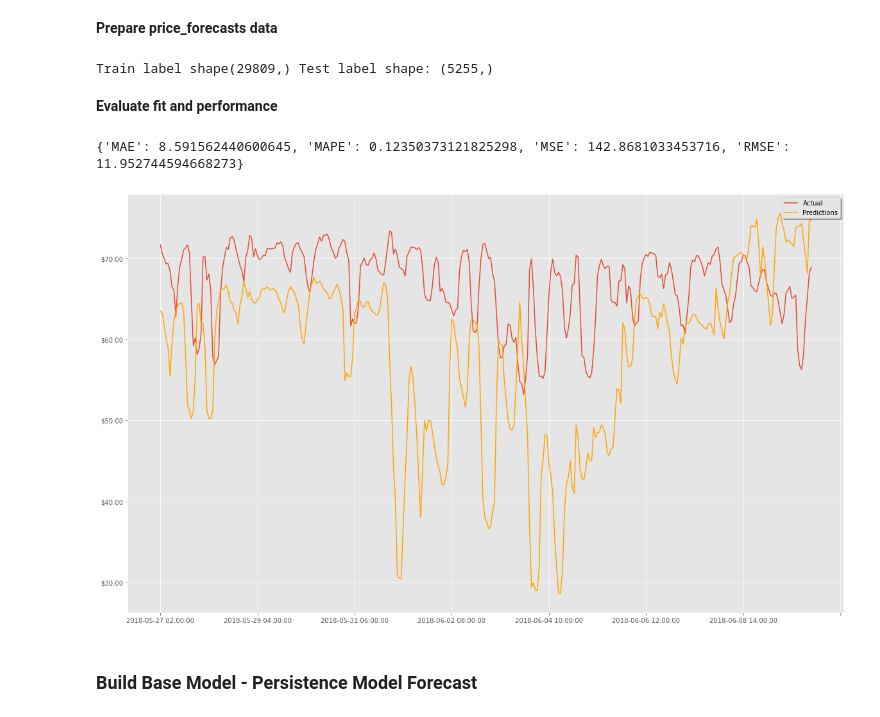
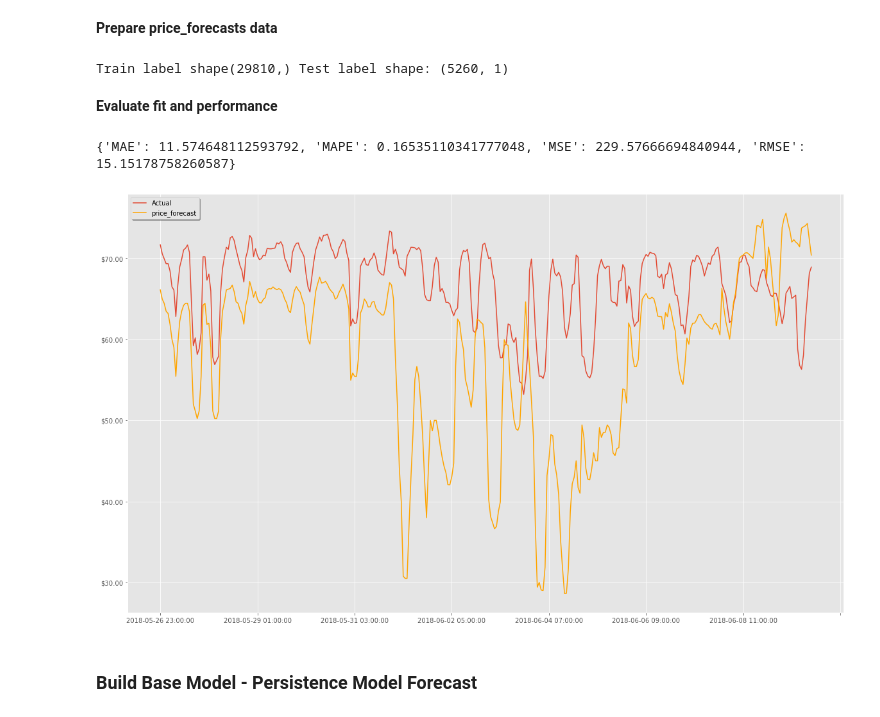
Before and after one commit to KishenSharma6/SpainEnergyAnalysis, a Jupyter notebook: Project_Codes/04_Modeling/2020_0622_Model_Development.ipynb, the cells around one changed output. Saved outputs shown, nothing was run; the diff lists cells and outputs as text; code cells hidden in the pictures.

```diff
--- a/Project_Codes/04_Modeling/2020_0622_Model_Development.ipynb
+++ b/Project_Codes/04_Modeling/2020_0622_Model_Development.ipynb
@@ -29,13 +29,11 @@ warnings.filterwarnings('ignore')
 path = r'\Users\kishe\Documents\Data Science\Projects\Python Projects\In Progress\Spain Hourly Energy Demand and Weather\Data\03_Processed_Data'
 
 #Read in training and test data
-X_train = pd.read_csv(path + '/2020_0622_Training_Data.csv', index_col=0, parse_dates=['date_time'])
-y_train = pd.read_csv(path + '/2020_0622_Training_Labels.csv', index_col=0, parse_dates=['date_time'])
-X_test = pd.read_csv(path + '/2020_0622_Test_Data.csv', index_col=0, parse_dates=['date_time'])
-y_test = pd.read_csv(path + '/2020_0622_Test_Labels.csv', index_col=0, parse_dates=['date_time'])
+X_train = pd.read_csv(path + '/2020_0624_Training_Data.csv', index_col=0)
+X_test = pd.read_csv(path + '/2020_0624_Test_Data.csv', index_col=0)
 
 #Read in price forecasts data
-price_forecasts = pd.read_csv(path + '/2020_0620_Data_Price_Forecasts.csv', index_col=0,parse_dates=['time'])
+price_forecasts = pd.read_csv(path + '/2020_0620_Data_Price_Forecasts.csv', index_col=0)
 # %% [markdown]
 **Preview Data**
 # %%
@@ -68,15 +74,0 @@ Price forecasts shape: (35064, 1)
-# %%
-#Assign train to X and labels to Y
-y = df['price actual']
-X= df.drop('price actual', axis =1)
-
-#Split data 85% train and 15% test
-cutoff = round(len(X) *.85)
-X_train = X[:cutoff]
-X_test = X[cutoff:]
-y_train= y[:cutoff]
-y_test= y[cutoff:]
-
-#Check
-print('Training data shape{} Label shape: {}'.format(X_train.shape,y_train.shape))
-print('Test data shape{} Label shape: {}'.format(X_test.shape,y_test.shape))
@@ -88,42 +77,46 @@ Test data shape(5260, 9) Label shape: (5260,)
 # %% [markdown]
 **Prepare price_forecasts data**
 # %%
+cutoff = round(len(price_forecasts) *.85)
+
+
 #Split forecasts to evaluate predictions on train/test data
 price_train = price_forecasts.price_forecast[:cutoff]
-price_test = price_forecasts.price_forecast[cutoff:]
+price_test = price_forecasts[cutoff:]
 
 #Check label shapes
 print('Train label shape{} Test label shape: {}'.format(price_train.shape,price_test.shape))
 # %% [output]
-Train label shape(29809,) Test label shape: (5255,)
+Train label shape(29810,) Test label shape: (5260, 1)
 # %% [markdown]
 **Evaluate fit and performance**
 # %%
 #Read in model_performance to capture metrics
 from TimeSeriesStats import model_performance
 
 #Capture predictions
-predictions = price_test
+predictions = price_test.values
+actual = X_test['price actual'].values
 
 #Evaluate price preditions
-print(model_performance(predictions, y_test))
+print(model_performance(predictions, actual))
 
 #Plot predictions against actual
 from TimeseriesPlotter import timeseries_plot
 
 #Create fig
 f, ax = plt.subplots(figsize = (20,12))
 
 #Plot original data
-timeseries_plot(y_test[:24*14],title='Evaluating Original Price Predictions\n' ,label = 'Actual', ax = ax)
+timeseries_plot(X_test['price actual'][:24*14],title='Evaluating Original Price Predictions\n' ,label = 'Actual', ax = ax)
 
-timeseries_plot(predictions[:24*14], color = 'orange', label = 'Predictions', ax = ax, legend = True)
+timeseries_plot(price_test[:24*14], color = 'orange', label = 'Predictions', ax = ax, legend = True)
 
 ###Set plot aesthetics###
-ax.get_yaxis().set_major_formatter(plt.FuncFormatter(lambda x, loc: "${:}.00".format(int(x))))
+ax.get_yaxis().set_major_formatter(plt.FuncFormatter(lambda x, loc: "${:}.00".format(int(x))));
 # %% [output]
-{'MAE': 8.591562440600645, 'MAPE': 0.12350373121825298, 'MSE': 142.8681033453716, 'RMSE': 11.952744594668273}
+{'MAE': 11.574648112593792, 'MAPE': 0.16535110341777048, 'MSE': 229.57666694840944, 'RMSE': 15.15178758260587}
-[figure, old version]
+[figure, new version]
 # %% [markdown]
 ### Build Base Model - Persistence Model Forecast
 # %% [markdown]
```
Also changed, not shown: parts of 36 cells of this notebook, 3 other files.
